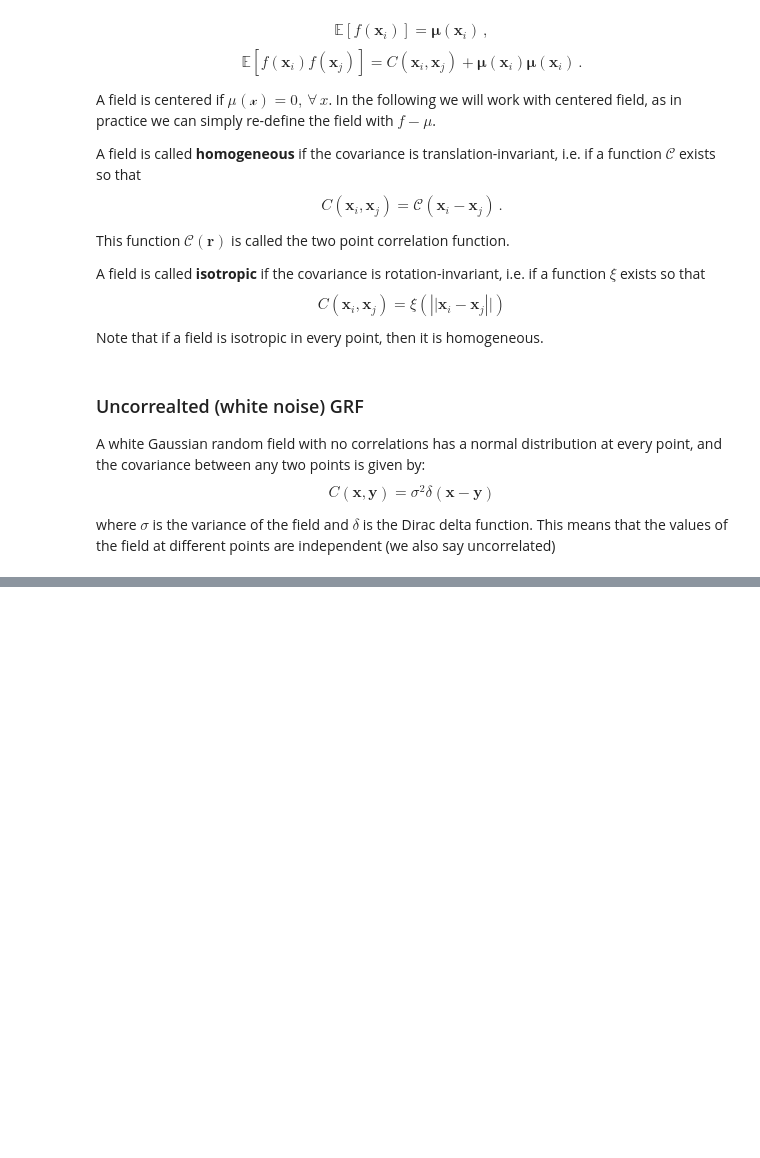
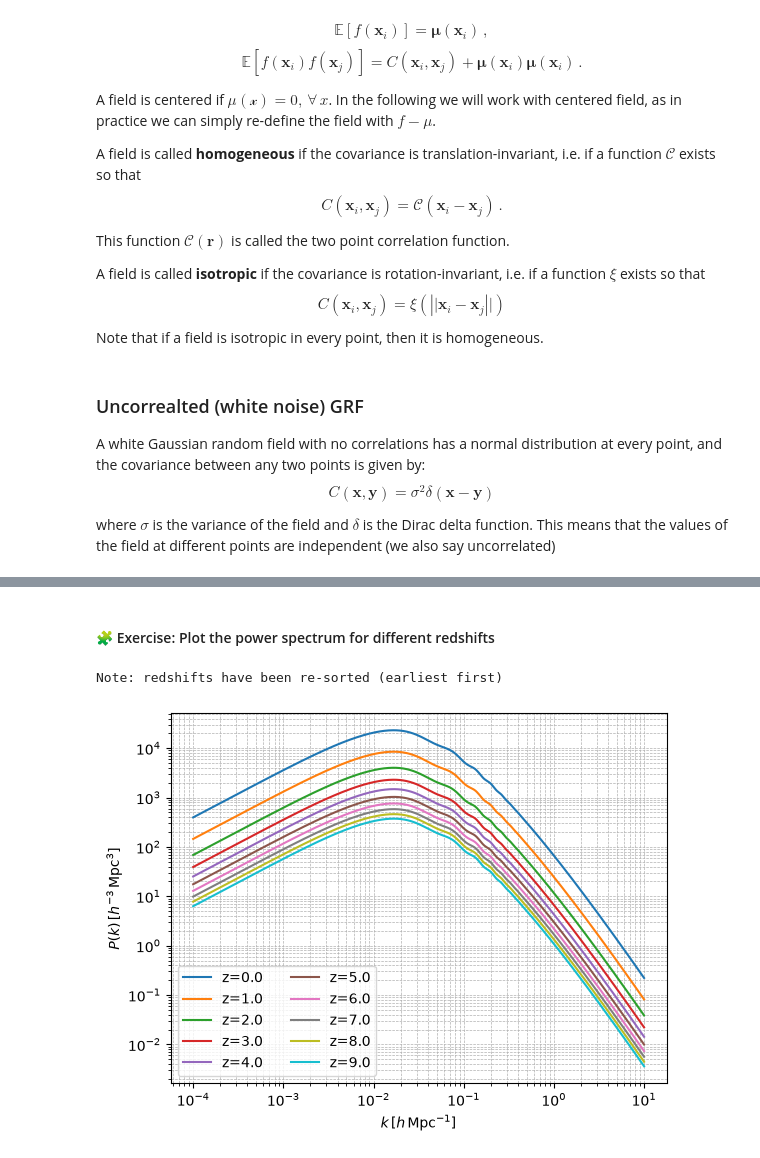
Before and after one commit to isasmatos/IA_school_CBPF_2026, a Jupyter notebook: notebooks/Aula_1c_matter_power_spectrum.ipynb, the cells around one changed output, grey strips where cells are left out. Drawn from its saved outputs; the diff is of its cells as text; code cells hidden in the pictures; blank space fills up the shorter version.

```diff
--- a/notebooks/Aula_1c_matter_power_spectrum.ipynb
+++ b/notebooks/Aula_1c_matter_power_spectrum.ipynb
@@ -139,0 +133,20 @@ ax.grid(True, which="both", linestyle="--", linewidth=0.5)
+# %% [markdown]
+#### 🧩 Exercise: Plot the power spectrum for different redshifts
+# %%
+redshifts = np.arange(10)
+pars.set_matter_power(redshifts=redshifts, kmax=20)
+results = camb.get_results(pars)
+kh, zs, pk = results.get_matter_power_spectrum(minkh=1e-4, maxkh=10, npoints=400)
+
+fig, ax = plt.subplots()
+
+for z, P_k in zip(zs, pk):
+    ax.loglog(kh, P_k, label=f'z={z}')
+
+ax.legend(ncol=2)
+ax.set_xlabel(r'$k \, [h \, \mathrm{Mpc}^{-1}]$')
+ax.set_ylabel(r'$P(k) \, [h^{-3} \, \mathrm{Mpc}^3]$')
+ax.grid(True, which="both", linestyle="--", linewidth=0.5)
+# %% [output]
+Note: redshifts have been re-sorted (earliest first)
+[figure, added]
```
Also changed, not shown: parts of 40 cells of this notebook, 1 other file.
